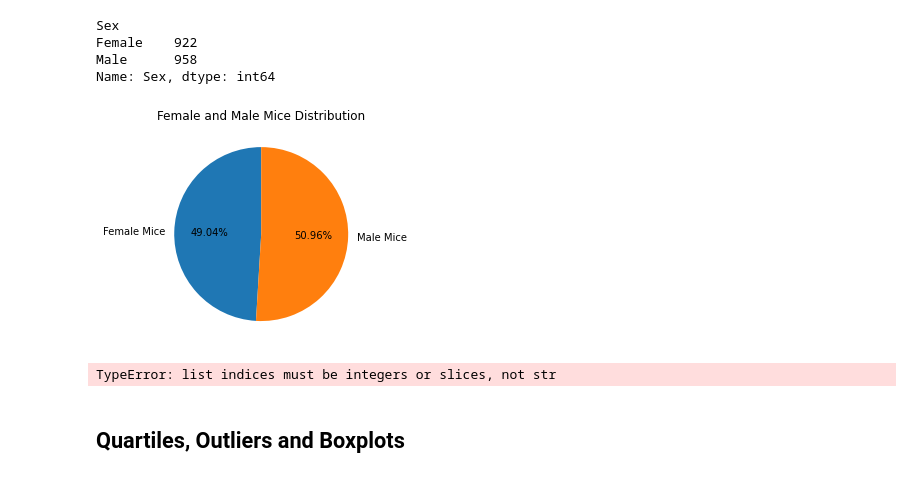
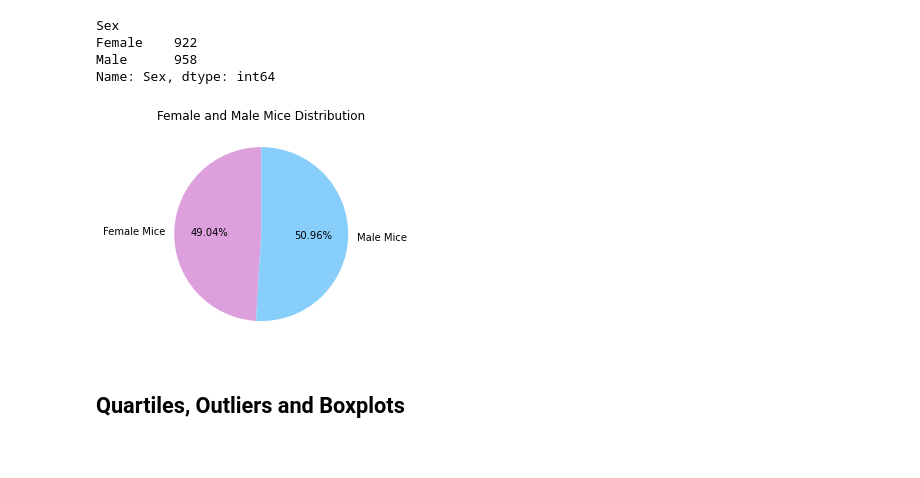
Before and after one commit to IrinaUX/MatPlotLib_hw, a Jupyter notebook: pymaceuticals_starter-Copy4b.ipynb, the cells around one changed output. Drawn from its saved outputs; the diff is of its cells as text; code cells hidden in the pictures.

```diff
--- a/pymaceuticals_starter-Copy4b.ipynb
+++ b/pymaceuticals_starter-Copy4b.ipynb
@@ -306,18 +340,13 @@ Name: Sex, dtype: int64
 # %%
 labels = ["Female Mice", "Male Mice"]
 sizes = [female_mice_filtered.count()]
-plt.pie(sizes, labels=labels, autopct="%.2f%%", startangle=90)
+colors = ['plum', 'lightskyblue']
+plt.pie(sizes, labels=labels, autopct="%.2f%%", startangle=90, colors=colors)
 plt.title("Female and Male Mice Distribution")
 plt.savefig("Female and Male Mice Distribution")
 plt.show()
 # %% [output]
-[figure, old version]
+[figure, new version]
-# %%
-plt_pie_mice_sex = ["Male", "Female"]
-plt_pie_mice_sex_size = plt_pie_mice_sex["Sex"]
-plt_pie_mice_sex_size
-# %% [output]
-TypeError: list indices must be integers or slices, not str
 # %%
 # Generate a pie plot showing the distribution of female versus male mice using pyplot
 # %% [markdown]
```
Also changed, not shown: parts of 5 cells of this notebook, 4 other files.
